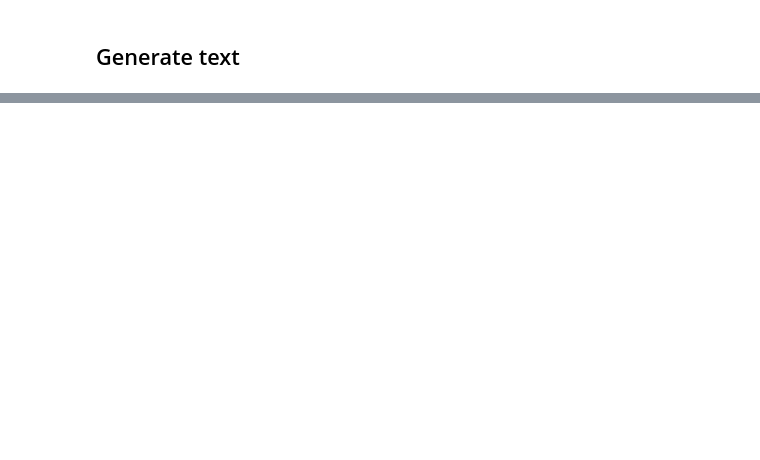
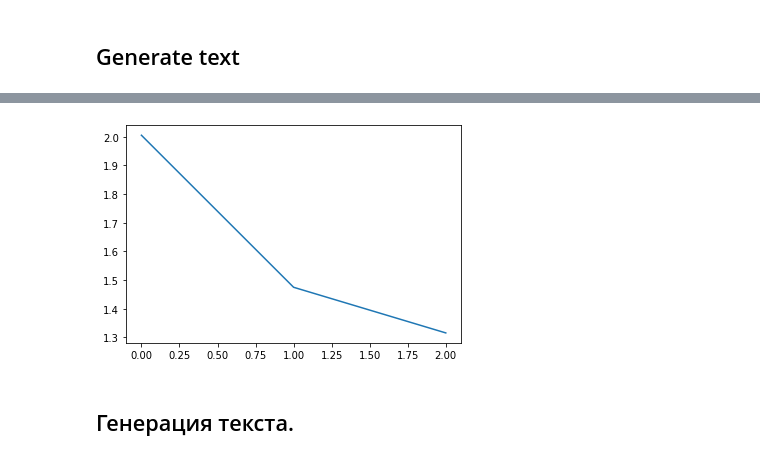
Before and after one commit to evelisko/GB_NLP, a Jupyter notebook: Lesson 9/HW_NLP_Lesson_9_1.ipynb, the cells around one changed output, grey strips where cells are left out. Drawn from its saved outputs; the diff is of its cells as text; code cells hidden in the pictures; blank space fills up the shorter version.

```diff
--- a/Lesson 9/HW_NLP_Lesson_9_1.ipynb
+++ b/Lesson 9/HW_NLP_Lesson_9_1.ipynb
@@ -480,0 +363,18 @@ print(text_)
+# %%
+# Directory where the checkpoints will be saved
+checkpoint_dir = './RNN_1_checkpoints'
+# Name of the checkpoint files
+checkpoint_prefix = os.path.join(checkpoint_dir, "ckpt_{epoch}")
+
+checkpoint_callback = tf.keras.callbacks.ModelCheckpoint(
+                                filepath=checkpoint_prefix,
+                                save_freq=1,
+                                save_weights_only=True)
+# %%
+model_1 = RNNgenerator_1(
+                 vocab_size= vocab_size,
+                 embedding_dim=embedding_dim,
+
+                 rnn_units=rnn_units,
+                #  batch_size=BATCH_SIZE
+                )
@@ -480,0 +383,2 @@ print(text_)
+# %%
+model_1.compile(optimizer='adam', loss=loss, metrics='accuracy')
@@ -480,0 +387,4 @@ print(text_)
+# %%
+history = model_1.fit(dataset,
+                    epochs=EPOCHS,
+                    callbacks=[checkpoint_callback])
@@ -480,0 +398,7 @@ print(text_)
+# %%
+plt.plot(history.history['loss'])
+plt.show()
+# %% [output]
+[figure, added]
+# %% [markdown]
+## Генерация текста.
```
Also changed, not shown: parts of 47 cells of this notebook, 3 other files.
